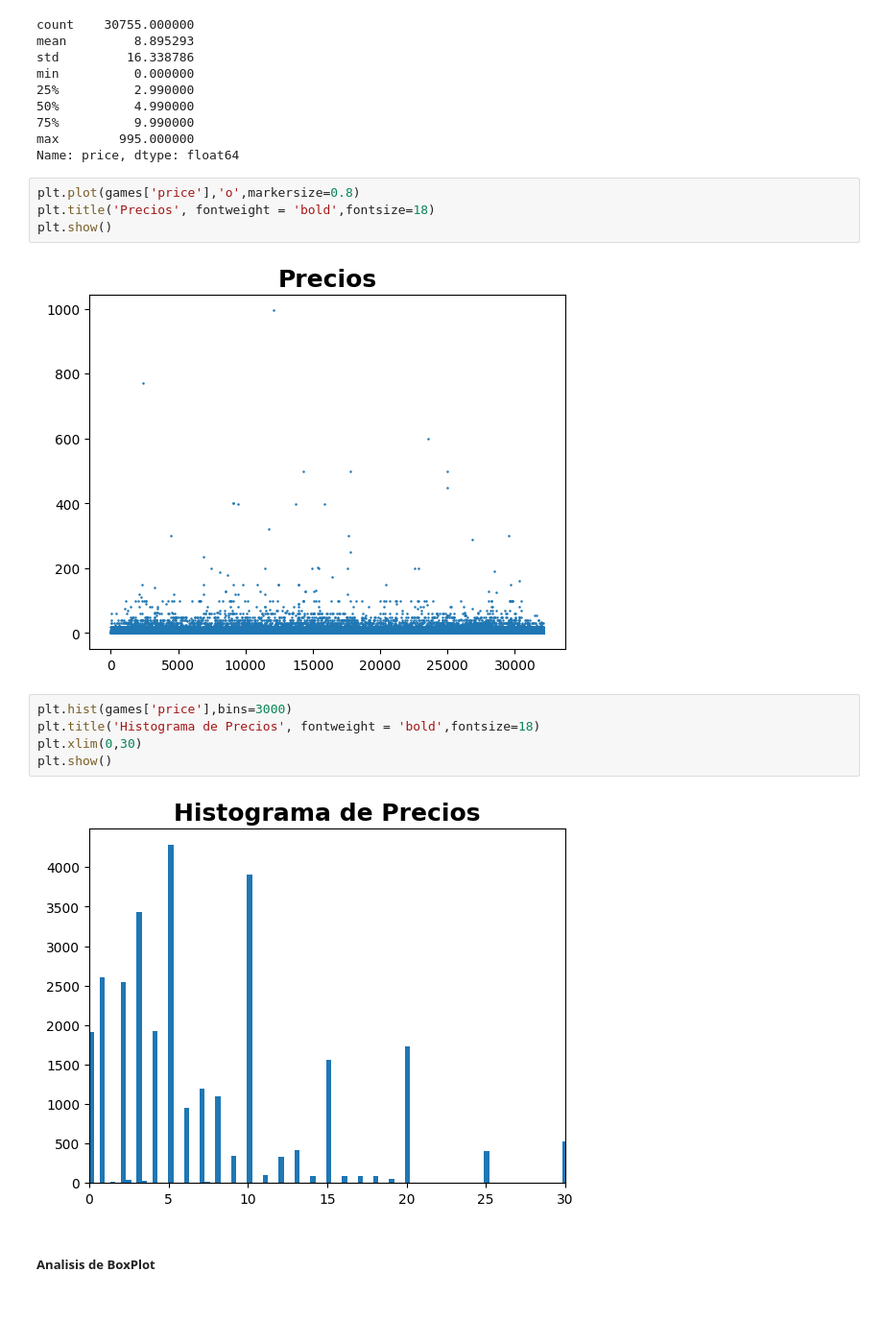
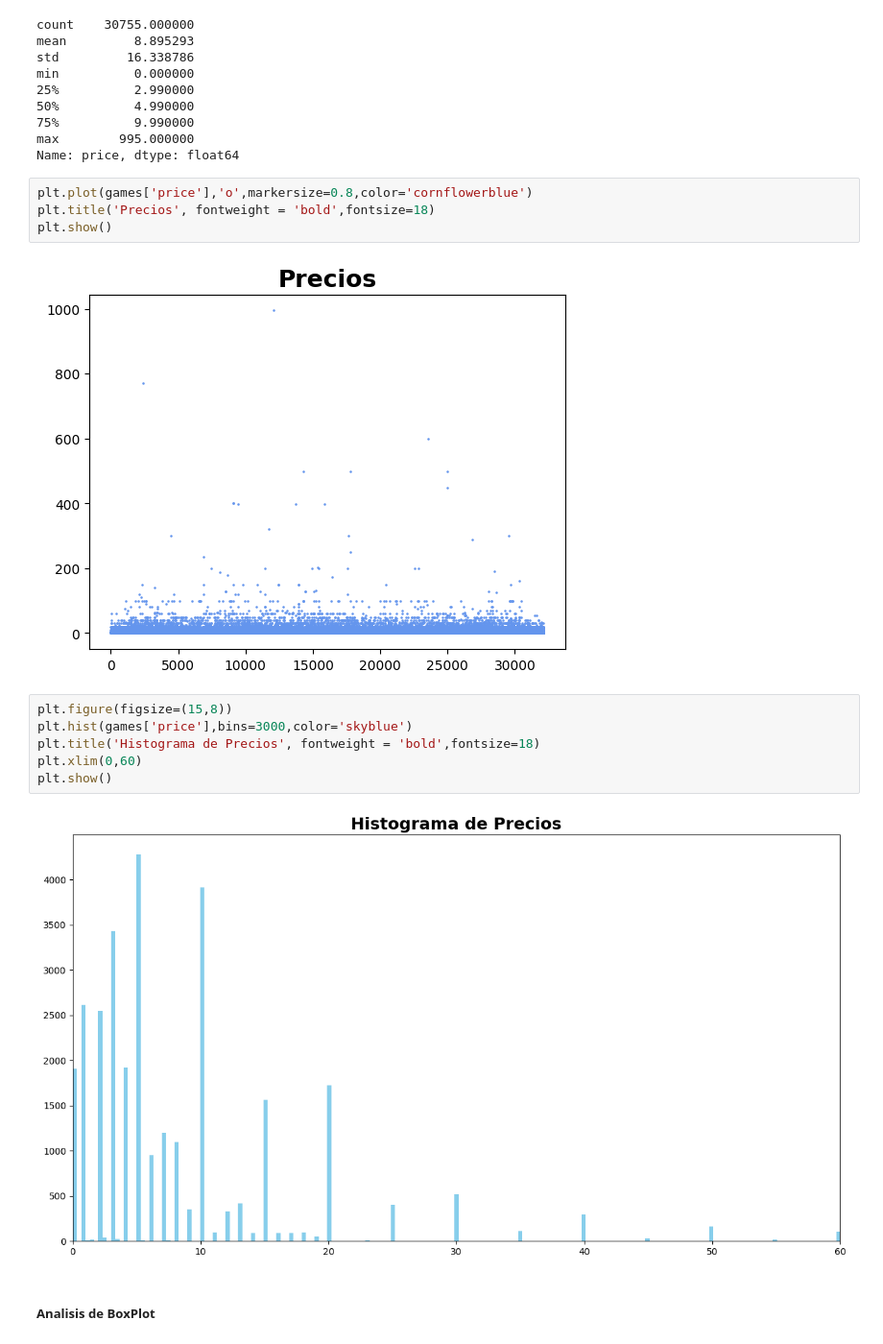
Before and after one commit to carocardenas0699/PI-1-Machine-Learning, a Jupyter notebook: EDA.ipynb, the cells around one changed output. Shown at 96% size. Drawn from its saved outputs; the diff is of its cells as text; blank space fills up the shorter version.

Commit message:
EDA games y reviews

```diff
--- a/EDA.ipynb
+++ b/EDA.ipynb
@@ -221,18 +234,19 @@ min          0.000000
 max        995.000000
 Name: price, dtype: float64
 # %%
-plt.plot(games['price'],'o',markersize=0.8)
+plt.plot(games['price'],'o',markersize=0.8,color='cornflowerblue')
 plt.title('Precios', fontweight = 'bold',fontsize=18)
 plt.show()
 # %% [output]
-[figure, old version]
+[figure, new version]
 # %%
-plt.hist(games['price'],bins=3000)
+plt.figure(figsize=(15,8))
+plt.hist(games['price'],bins=3000,color='skyblue')
 plt.title('Histograma de Precios', fontweight = 'bold',fontsize=18)
-plt.xlim(0,30)
+plt.xlim(0,60)
 plt.show()
 # %% [output]
-[figure, old version]
+[figure, new version]
 # %% [markdown]
 ##### Analisis de BoxPlot
 # %%
```
Also changed, not shown: parts of 35 cells of this notebook, 2 other files.
